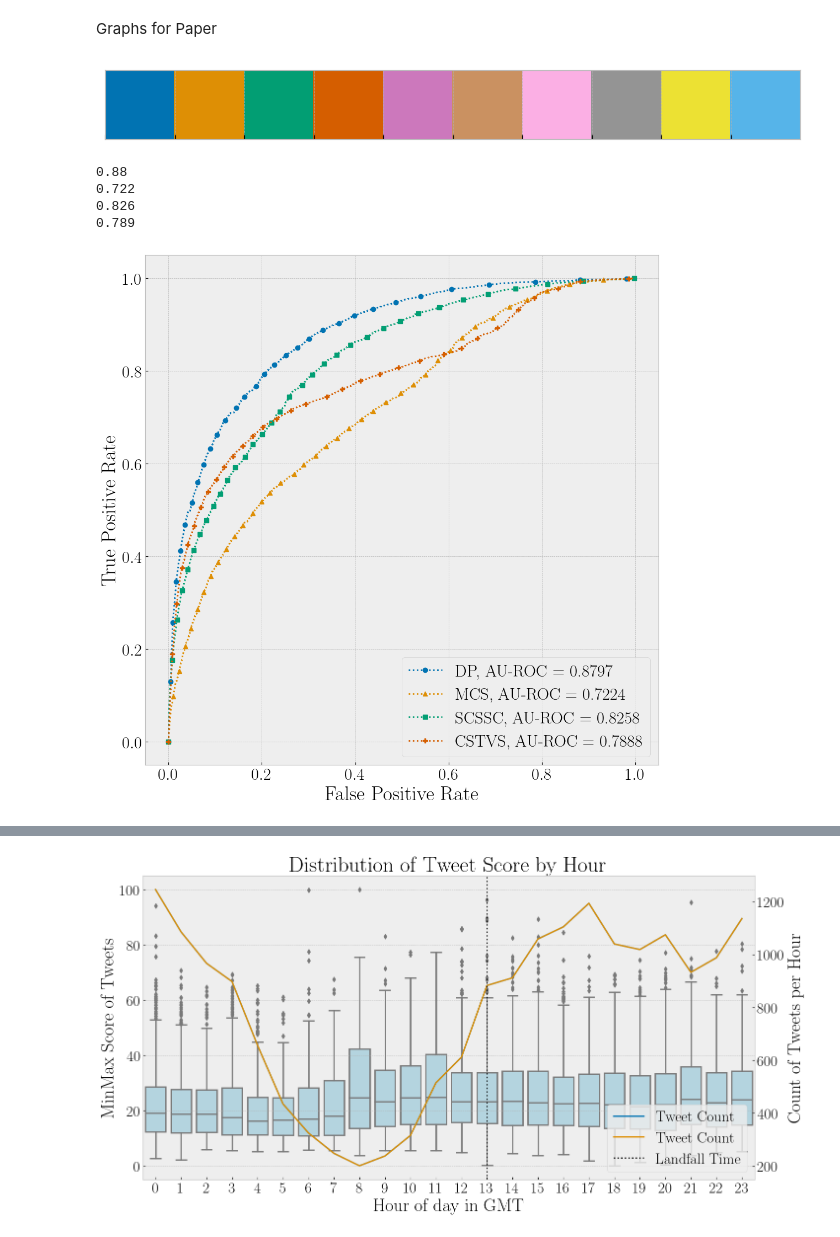
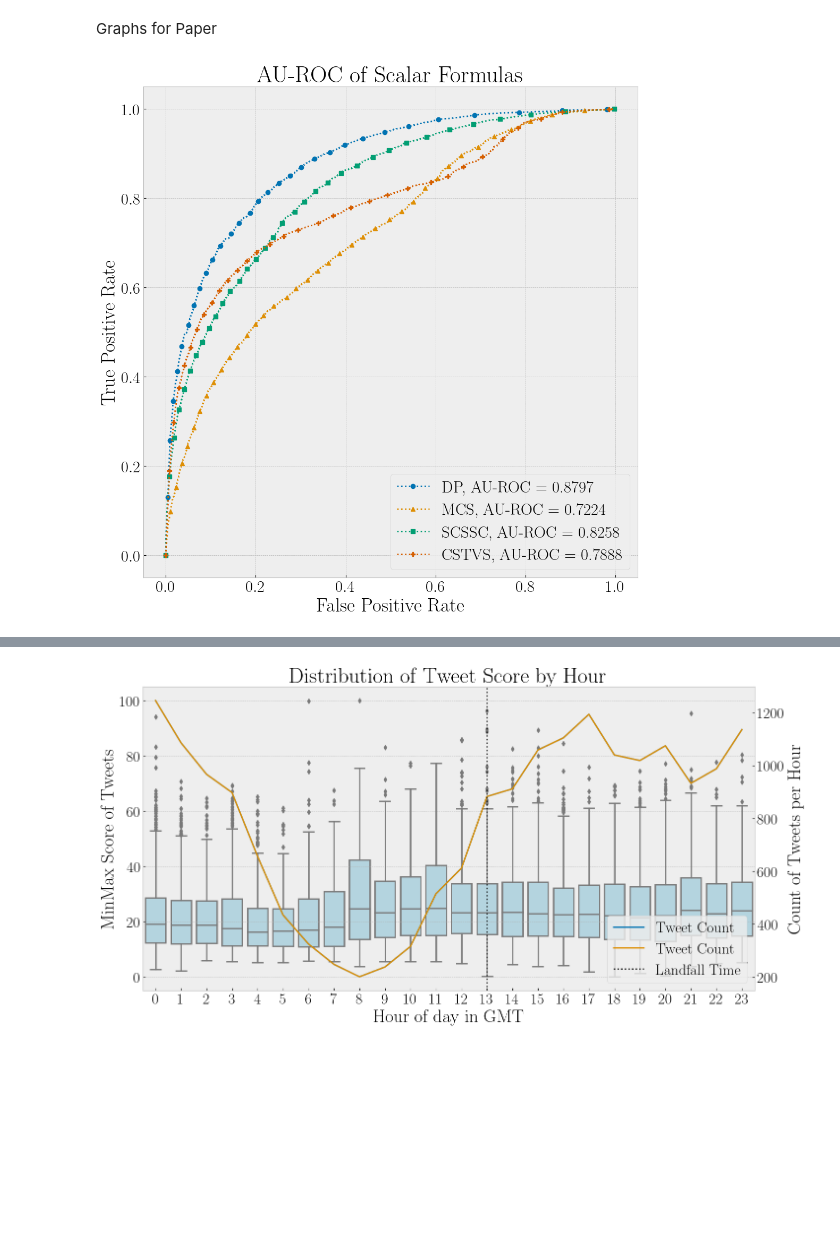
Before and after one commit to brownworth/TwitterNLP, a Jupyter notebook: ThesisCode.ipynb, the cells around one changed output, grey strips where cells are left out. Cells and saved outputs as stored; diff of their text form; code cells hidden in the pictures; blank space fills up the shorter version.

Commit message:
Formatting and cleaning
Removal of extraneous variables and definitions

```diff
--- a/ThesisCode.ipynb
+++ b/ThesisCode.ipynb
@@ -453,16 +319 @@ for i in ['dp','mcs','scssc','cstvs']:
     tweet_encoded[mmsw] = ((tweet_scores - tweet_scores.min())* 100) / (tweet_scores.max() - tweet_scores.min())
-# %%
-# Optimal parameters for Word2Vec:
-for i in ['dp','mcs','scssc','cstvs']:
-#     create strings for column heads
-    sw = f'o-sw-{i}'
-    mmsw = f'MM-{sw}'
-
-#     Scoring tweets in this column:
-    tweet_encoded[sw] = tweet_encoded.tweet_text.apply(scalarFunctions,args=(opt_vector_model,i))
-
-#     column of scores for this iteration|
-    tweet_scores = tweet_encoded[sw]
-
-#     calculating Min Max Scaling for this column
-    tweet_encoded[mmsw] = ((tweet_scores - tweet_scores.min())* 100) / (tweet_scores.max() - tweet_scores.min())
@@ -511,9 +321,4 @@ print(tweet_encoded['MM-o-sw-dp'].std())
 Graphs for Paper
 # %%
 import seaborn as sns
-# %%
-current_palette = sns.color_palette('colorblind')
-sns.palplot(current_palette)
-# %% [output]
-[figure, removed]
 # %%
@@ -522,39 +327,26 @@ plt.rc('font', family='serif')
 plt.rcParams.update({'font.size': 22})
-# %%
-for i in ['dp','mcs','scssc','cstvs']:
-    print(round(roc_auc_score(tweet_encoded['irma_rel'],tweet_encoded[f'MM-o-sw-{i}']),3))
-# %% [output]
-0.88
-0.722
-0.826
-0.789
 # %%
 sns.set_palette('colorblind')
-fig_roc_s = plt.figure(figsize=(12, 12), dpi=100, facecolor='w')
+fig_roc_s = plt.figure(figsize = (12, 12), dpi = 100, facecolor = 'w')
 plt.xlabel("False Positive Rate")
 plt.ylabel("True Positive Rate")
-# color_list = {'dp':"#2364AA",'mcs':"#3DA5D9",'scssc':"#73BFB8",'cstvs':"#FEC601",'mid':"#EA7317"}
-line_list = {'d':":",'o':":"}
-marker_list = {'dp':'o','mcs':'^','scssc':'s','cstvs':'P'}
 
-for i in ['dp','mcs','scssc','cstvs']:
-#     for j in ['d','o']:
-    for j in ['o']:
+# line_list = {'d':":", 'o':":"}
+marker_list = {'dp':'o', 'mcs':'^', 'scssc':'s', 'cstvs':'P'}
+j = 'o'
+for i in ['dp', 'mcs', 'scssc', 'cstvs']:
 
-        fpr, tpr, thresholds = roc_curve(tweet_encoded['irma_rel'],tweet_encoded[f'MM-{j}-sw-{i}'])
-        auroc_score = round(roc_auc_score(tweet_encoded['irma_rel'],tweet_encoded[f'MM-o-sw-{i}']),4)
-        label_text = f"{i.upper()}, AU-ROC = {auroc_score}"
-#         label_text = i.upper()+"("+j.upper()+")"
-#         plt.plot(fpr,tpr,label=label_text,linestyle=line_list.get(j),color=color_list.get(i))
-        plt.plot(fpr,tpr,label=label_text,linestyle=":",marker=marker_list.get(i),markevery=200)
-# plt.plot([0,1],[0,1],linestyle="-.",label=".5 Threshold",color=color_list.get('mid'))
+    fpr, tpr, thresholds = roc_curve(tweet_encoded['irma_rel'], tweet_encoded[f'MM-{j}-sw-{i}'])
+    auroc_score = round(roc_auc_score(tweet_encoded['irma_rel'], tweet_encoded[f'MM-o-sw-{i}']), 4)
+    label_text = f"{i.upper()}, AU-ROC = {auroc_score}"
 
-# plt.title("AU-ROC of Scalar Formulas")
-plt.legend(loc="lower right")
+    plt.plot(fpr, tpr, label = label_text, linestyle = ":", marker = marker_list.get(i), markevery = 200)
+
+plt.title("AU-ROC of Scalar Formulas")
+plt.legend(loc = "lower right")
 plt.show()
-#fig_roc_s.savefig('./figures/text_auroc_paper.eps',format='eps',bbox_inches='tight')
 # %% [output]
-[figure, old version]
+[figure, new version]
 # %%
 tweet_times = tweet_encoded.set_index('timestamp')
 # %%
```
Also changed, not shown: parts of 135 cells of this notebook.
